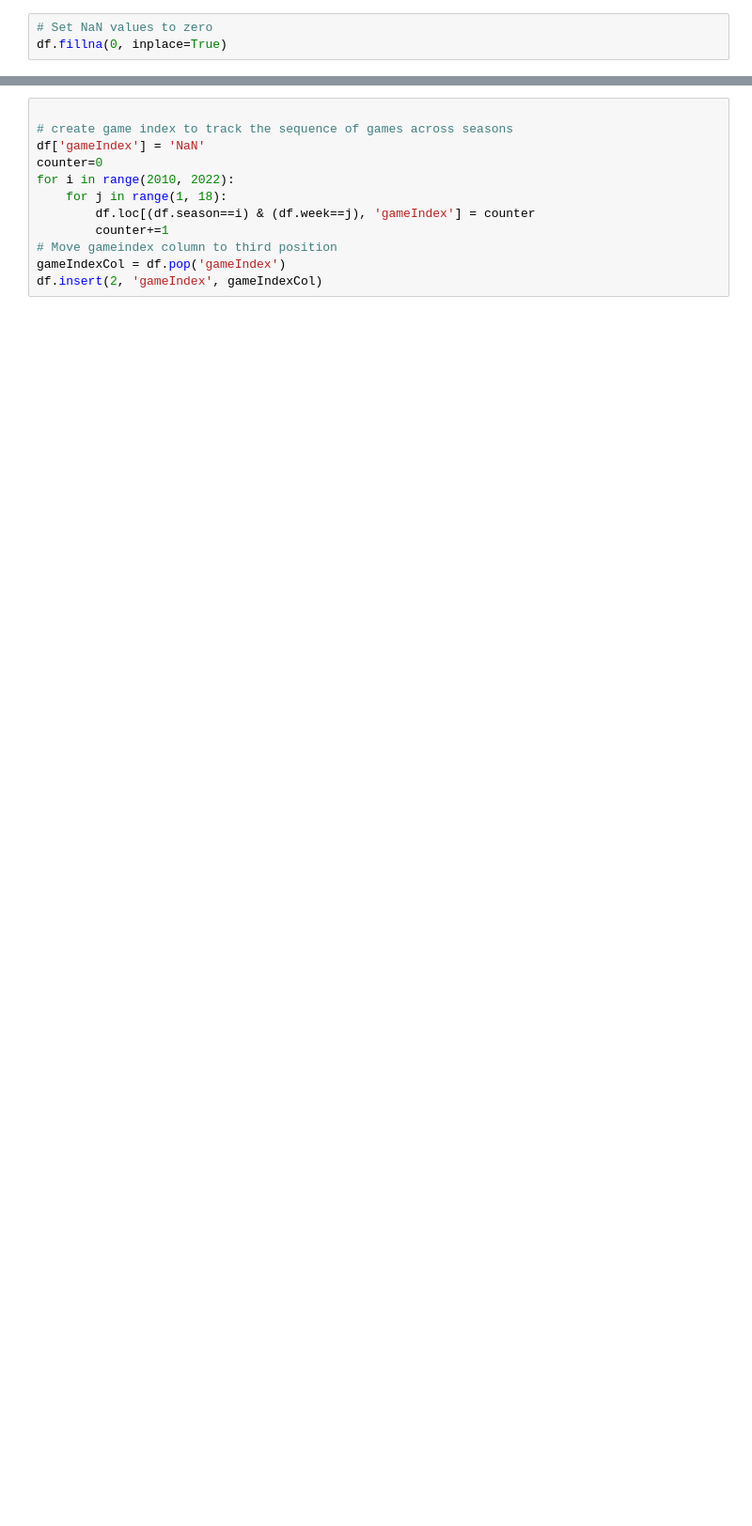
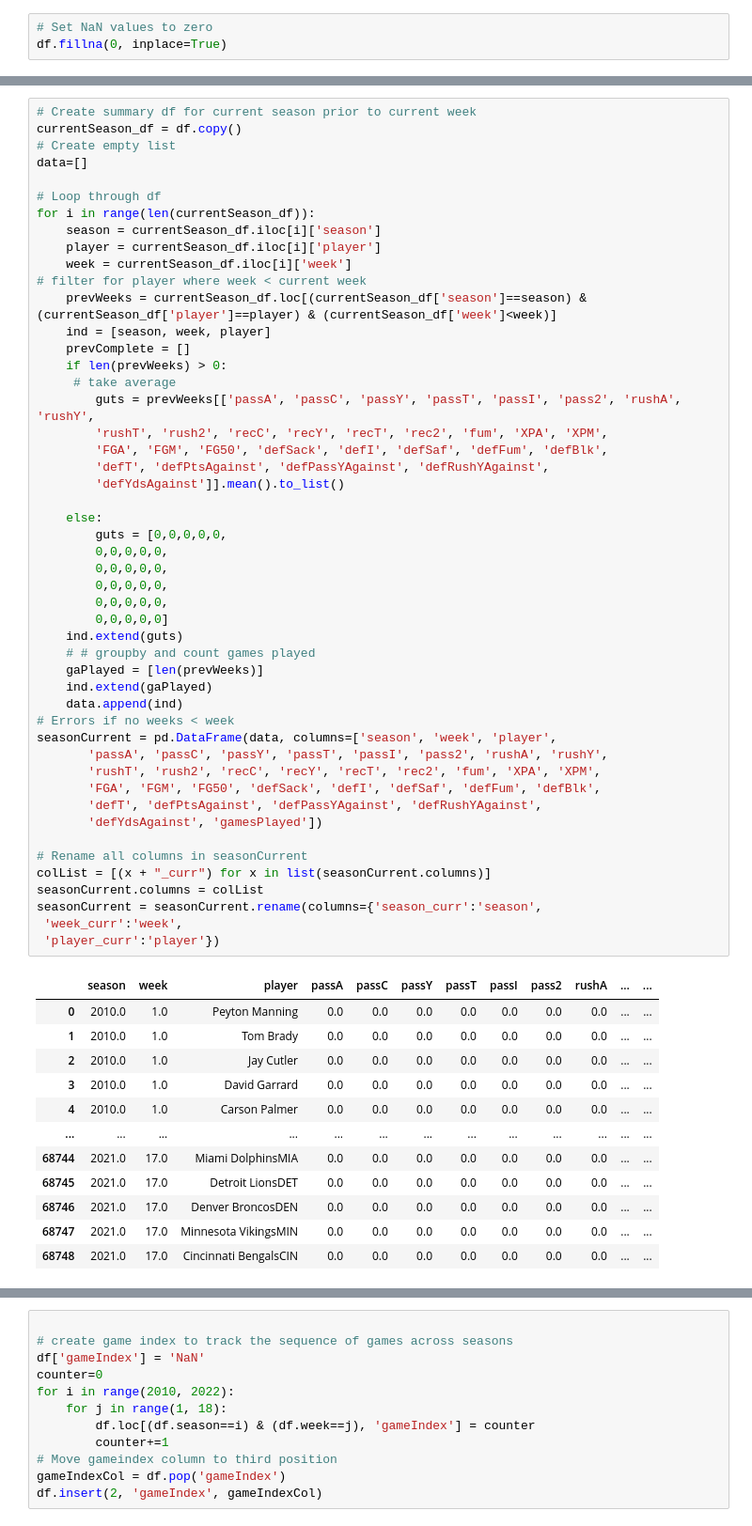
Before and after one commit to travisdharry/FantasyFootballPredictions, a Jupyter notebook: cleaning.ipynb, the cells around one changed output, grey strips where cells are left out. Shown: that part at 94% size. Drawn from its saved outputs; the diff is of its cells as text; blank space fills up the shorter version.

```diff
--- a/cleaning.ipynb
+++ b/cleaning.ipynb
@@ -34,0 +32,62 @@ currentSeason_df = df.copy()
+# %%
+# Create summary df for current season prior to current week
+currentSeason_df = df.copy()
+# Create empty list
+data=[]
+
+# Loop through df
+for i in range(len(currentSeason_df)):
+    season = currentSeason_df.iloc[i]['season']
+    player = currentSeason_df.iloc[i]['player']
+    week = currentSeason_df.iloc[i]['week']
+# filter for player where week < current week
+    prevWeeks = currentSeason_df.loc[(currentSeason_df['season']==season) & (currentSeason_df['player']==player) & (currentSeason_df['week']<week)]
+    ind = [season, week, player]
+    prevComplete = []
+    if len(prevWeeks) > 0:
+     # take average
+        guts = prevWeeks[['passA', 'passC', 'passY', 'passT', 'passI', 'pass2', 'rushA', 'rushY',
+        'rushT', 'rush2', 'recC', 'recY', 'recT', 'rec2', 'fum', 'XPA', 'XPM',
+        'FGA', 'FGM', 'FG50', 'defSack', 'defI', 'defSaf', 'defFum', 'defBlk',
+        'defT', 'defPtsAgainst', 'defPassYAgainst', 'defRushYAgainst',
+        'defYdsAgainst']].mean().to_list()
+
+    else:
+        guts = [0,0,0,0,0,
+        0,0,0,0,0,
+        0,0,0,0,0,
+        0,0,0,0,0,
+        0,0,0,0,0,
+        0,0,0,0,0]
+    ind.extend(guts)
+    # # groupby and count games played
+    gaPlayed = [len(prevWeeks)]
+    ind.extend(gaPlayed)
+    data.append(ind)
+# Errors if no weeks < week
+seasonCurrent = pd.DataFrame(data, columns=['season', 'week', 'player',
+       'passA', 'passC', 'passY', 'passT', 'passI', 'pass2', 'rushA', 'rushY',
+       'rushT', 'rush2', 'recC', 'recY', 'recT', 'rec2', 'fum', 'XPA', 'XPM',
+       'FGA', 'FGM', 'FG50', 'defSack', 'defI', 'defSaf', 'defFum', 'defBlk',
+       'defT', 'defPtsAgainst', 'defPassYAgainst', 'defRushYAgainst',
+       'defYdsAgainst', 'gamesPlayed'])
+
+# Rename all columns in seasonCurrent
+colList = [(x + "_curr") for x in list(seasonCurrent.columns)]
+seasonCurrent.columns = colList
+seasonCurrent = seasonCurrent.rename(columns={'season_curr':'season',
+ 'week_curr':'week',
+ 'player_curr':'player'})
+# %% [output]
+|  | season | week | player | passA | passC | passY | passT | passI | pass2 | rushA | ... | ... |
+| 0 | 2010.0 | 1.0 | Peyton Manning | 0.0 | 0.0 | 0.0 | 0.0 | 0.0 | 0.0 | 0.0 | ... | ... |
+| 1 | 2010.0 | 1.0 | Tom Brady | 0.0 | 0.0 | 0.0 | 0.0 | 0.0 | 0.0 | 0.0 | ... | ... |
+| 2 | 2010.0 | 1.0 | Jay Cutler | 0.0 | 0.0 | 0.0 | 0.0 | 0.0 | 0.0 | 0.0 | ... | ... |
+| 3 | 2010.0 | 1.0 | David Garrard | 0.0 | 0.0 | 0.0 | 0.0 | 0.0 | 0.0 | 0.0 | ... | ... |
+| 4 | 2010.0 | 1.0 | Carson Palmer | 0.0 | 0.0 | 0.0 | 0.0 | 0.0 | 0.0 | 0.0 | ... | ... |
+| ... | ... | ... | ... | ... | ... | ... | ... | ... | ... | ... | ... | ... |
+| 68744 | 2021.0 | 17.0 | Miami DolphinsMIA | 0.0 | 0.0 | 0.0 | 0.0 | 0.0 | 0.0 | 0.0 | ... | ... |
+| 68745 | 2021.0 | 17.0 | Detroit LionsDET | 0.0 | 0.0 | 0.0 | 0.0 | 0.0 | 0.0 | 0.0 | ... | ... |
+| 68746 | 2021.0 | 17.0 | Denver BroncosDEN | 0.0 | 0.0 | 0.0 | 0.0 | 0.0 | 0.0 | 0.0 | ... | ... |
+| 68747 | 2021.0 | 17.0 | Minnesota VikingsMIN | 0.0 | 0.0 | 0.0 | 0.0 | 0.0 | 0.0 | 0.0 | ... | ... |
+| 68748 | 2021.0 | 17.0 | Cincinnati BengalsCIN | 0.0 | 0.0 | 0.0 | 0.0 | 0.0 | 0.0 | 0.0 | ... | ... |
```
Also changed, not shown: parts of 11 cells of this notebook, 2 other files.
